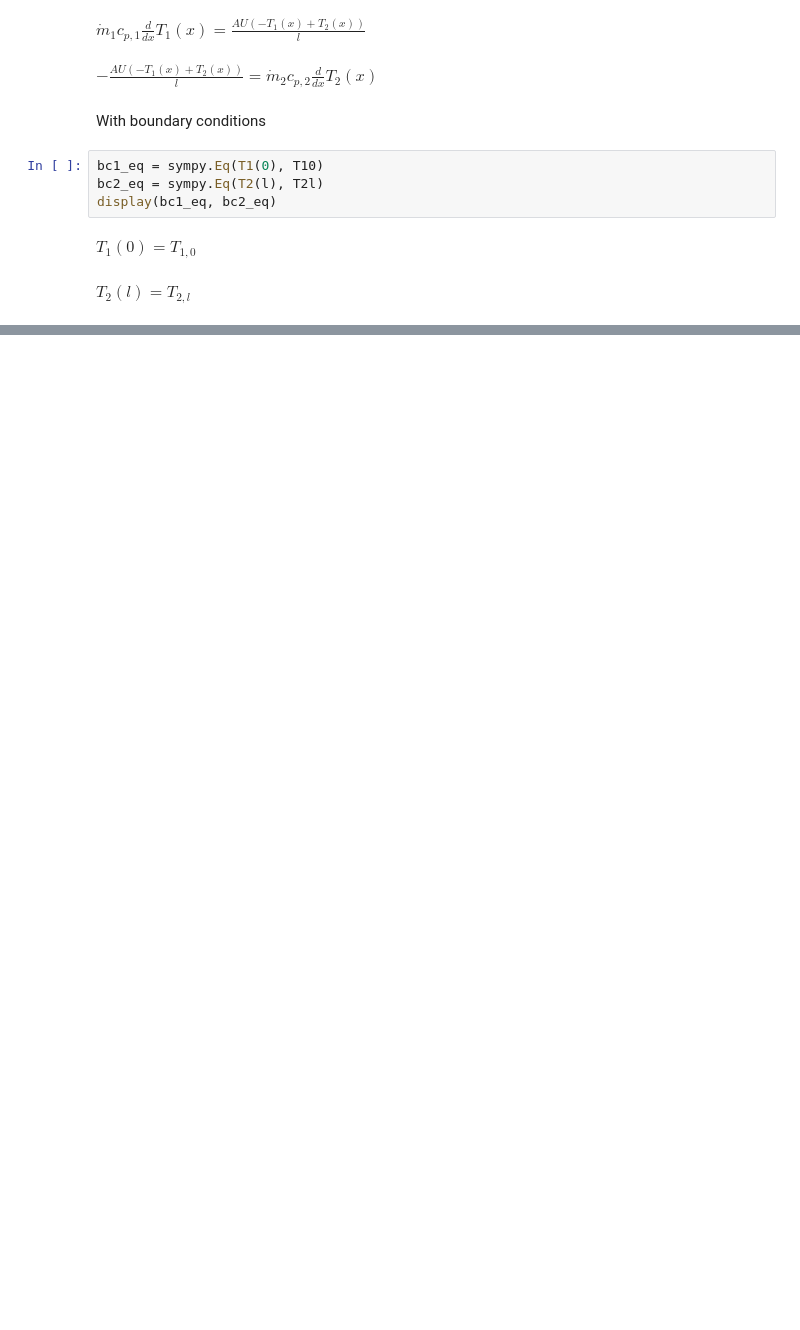
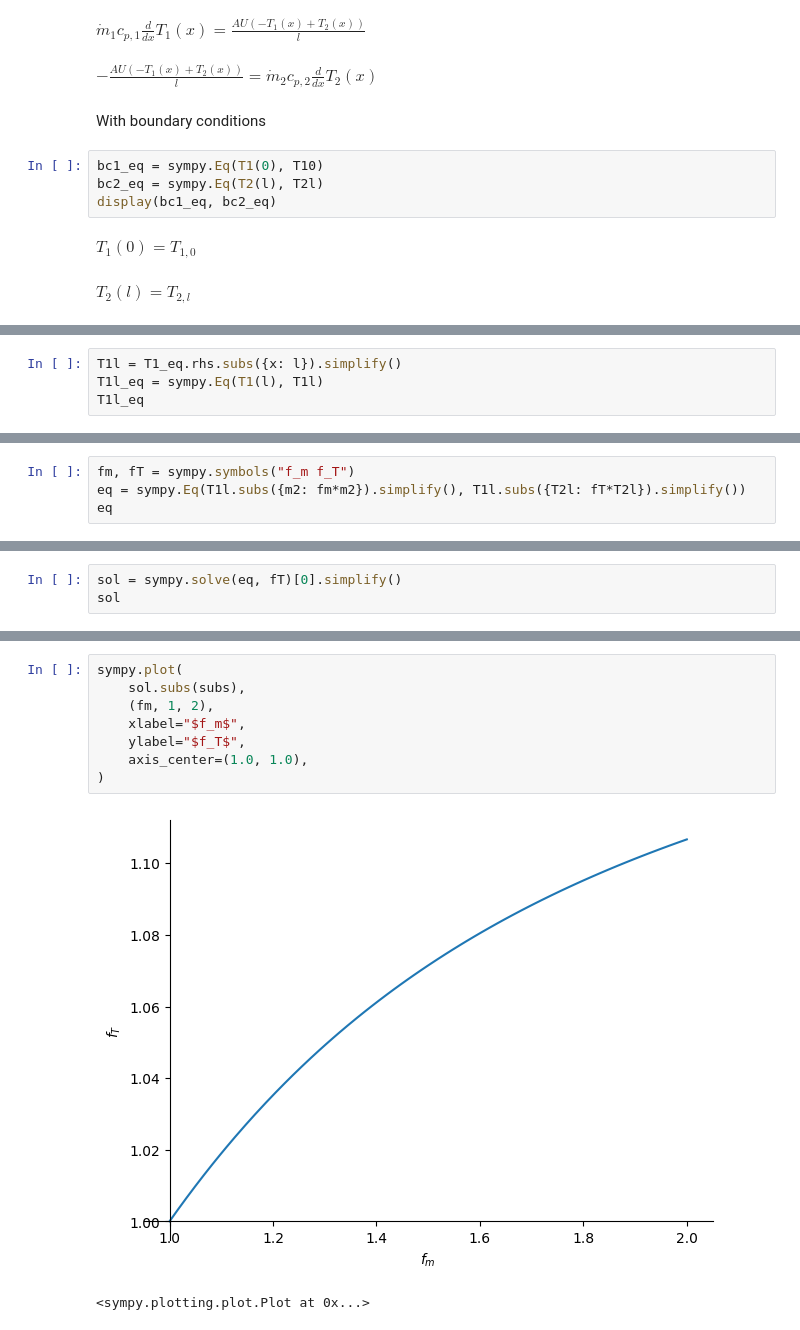
Before and after one commit to zuckerruebe/notebooks, a Jupyter notebook: lmtd.ipynb, the cells around one changed output, grey strips where cells are left out. Saved outputs shown, nothing was run; the diff lists cells and outputs as text; blank space fills up the shorter version.

```diff
--- a/lmtd.ipynb
+++ b/lmtd.ipynb
@@ -248,0 +77,4 @@ sympy.plot(T1lp_ones_sol, T20p_ones_sol, (f, 1, 5), legend=True)
+# %%
+T1l = T1_eq.rhs.subs({x: l}).simplify()
+T1l_eq = sympy.Eq(T1(l), T1l)
+T1l_eq
@@ -248,0 +127,4 @@ sympy.plot(T1lp_ones_sol, T20p_ones_sol, (f, 1, 5), legend=True)
+# %%
+fm, fT = sympy.symbols("f_m f_T")
+eq = sympy.Eq(T1l.subs({m2: fm*m2}).simplify(), T1l.subs({T2l: fT*T2l}).simplify())
+eq
@@ -248,0 +133,3 @@ sympy.plot(T1lp_ones_sol, T20p_ones_sol, (f, 1, 5), legend=True)
+# %%
+sol = sympy.solve(eq, fT)[0].simplify()
+sol
@@ -248,0 +138,11 @@ sympy.plot(T1lp_ones_sol, T20p_ones_sol, (f, 1, 5), legend=True)
+# %%
+sympy.plot(
+    sol.subs(subs),
+    (fm, 1, 2),
+    xlabel="$f_m$",
+    ylabel="$f_T$",
+    axis_center=(1.0, 1.0),
+)
+# %% [output]
+[figure, added]
+<sympy.plotting.plot.Plot at 0x...>
```
Also changed, not shown: parts of 46 cells of this notebook.
